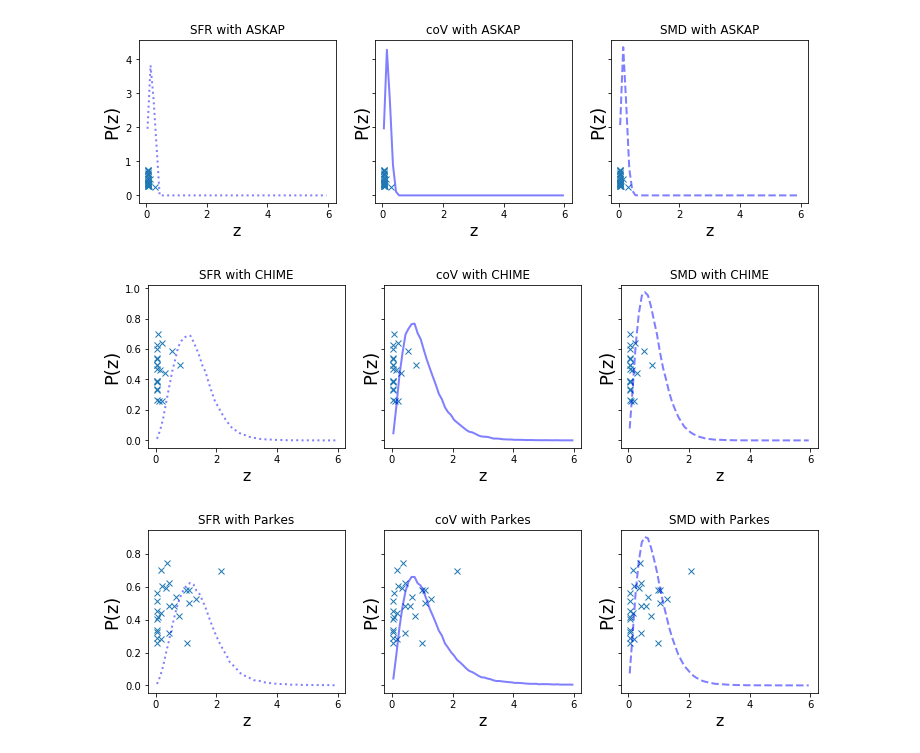
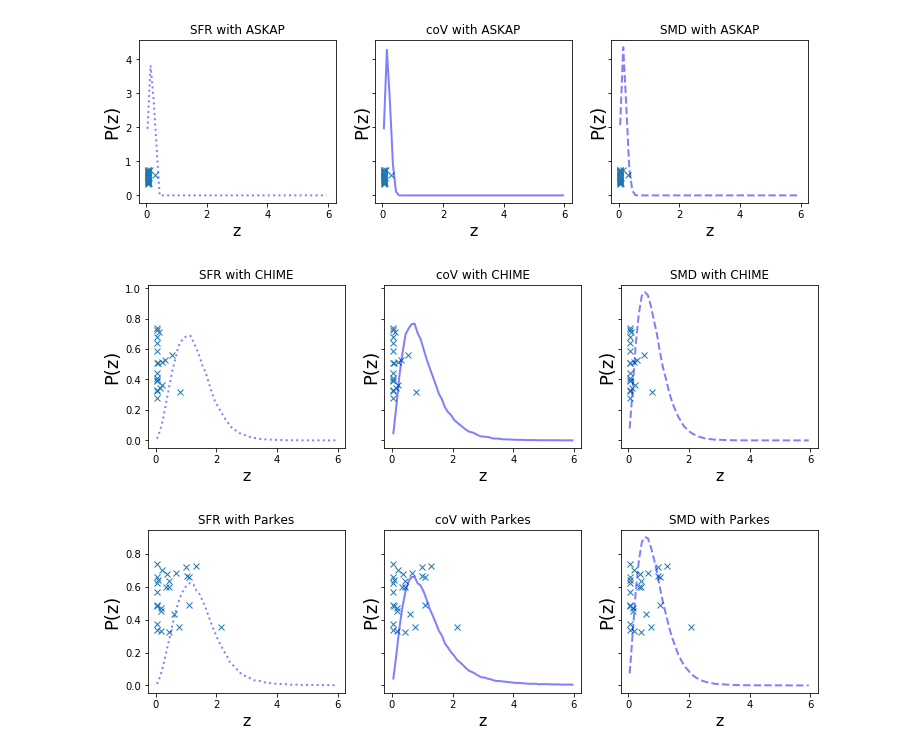
Before and after one commit to FRBs/PreFRBLE, a Jupyter notebook: notebooks/PreFRBLE_PopulationInference.ipynb, the cells around one changed output. Drawn from its saved outputs; the diff is of its cells as text; code cells hidden in the pictures.

```diff
--- a/notebooks/PreFRBLE_PopulationInference.ipynb
+++ b/notebooks/PreFRBLE_PopulationInference.ipynb
@@ -13,40 +17,43 @@ redshift_estimates = GetEstimatedRedshifts()
 # %%
 ### see how well the obtained redshifts compare to assumed population
 ### compare shape of likelihood function and compute Bayes factor
 
-FRBs = GetFRBcat(telescopes=telescopes)
+#FRBs = GetFRBcat(telescopes=telescopes)
 
-likelihoods = np.zeros( redshift_estimates.shape )
+likelihoods = np.zeros( [len(redshift_estimates), len(populations)] )
 
 
 for tele in telescopes:
-    ix_tele, = np.where( FRBs['tele'] == telescopes_FRBcat[tele] )
+    ix_tele, = np.where( redshift_estimates['telescope'] == tele )
+
+#    ix_tele, = np.where( FRBs['tele'] == telescopes_FRBcat[tele] )
 #    fig, ax = plt.subplots()
 #    ax.set_title( tele ) #"%s with %s" % (pop, tele) )
 #    ax.plot( redshift_estimates[ix_tele,-2], 0.75-0.5*np.random.rand(len(ix_tele)), marker='x', linestyle=' ' )
 
     fig, axs = plt.subplots(1,3,figsize=(12,3), sharey=True)
     y_FRBs = 0.75-0.5*np.random.rand(len(ix_tele))
 
 #    for ipop, (pop, linestyle) in enumerate(zip(populations, linestyles_population)):
 
     for ipop, (pop, linestyle, ax) in enumerate(zip(populations, linestyles_population, axs)):
+        estimates = redshift_estimates['redshift'+pop]
+        ax.set_title( "%s with %s" % (pop, tele) )
+        ax.plot( estimates[ix_tele], y_FRBs, marker='x', linestyle=' ' )
+#        ax.plot( estimates[ix_tele], y_FRBs, marker='x', linestyle=' ' )
 
-        ax.set_title( "%s with %s" % (pop, tele) )
-        ax.plot( redshift_estimates[ix_tele,ipop], y_FRBs, marker='x', linestyle=' ' )
-
-##        P, x = histogram( redshift_estimates[ix_tele,ipop], bins=60, range=(0,6), log=False, density=True )
+##        P, x = histogram( estimates[ix_tele], bins=60, range=(0,6), log=False, density=True )
 ##        PlotLikelihood( x=x, P=P, log=False, measure='z', ax=ax, linestyle=linestyle, label=pop, color='black' )
         P, x = GetLikelihood_Redshift( population=pop, telescope=tele )
         PlotLikelihood( x=x, P=P, log=False, label=pop, measure='z', ax=ax, linestyle=linestyle, linewidth=2, alpha=0.5, color='blue' )
 
-        likelihoods[ix_tele,ipop] = Likelihoods( measurements=redshift_estimates[ix_tele,ipop], P=P, x=x )
+        likelihoods[ix_tele,ipop] = Likelihoods( measurements=estimates[ix_tele], P=P, x=x )
 #    ax.legend()
 plt.show()
 
 
 likelihoods /= likelihoods[:,0].repeat( likelihoods.shape[1] ).reshape( *likelihoods.shape )
 # %% [output]
 [figure]
-[figure, old version]
+[figure, new version]
-[figure, old version]
+[figure, new version]
```
Also changed, not shown: parts of 5 cells of this notebook, 5 other files.
